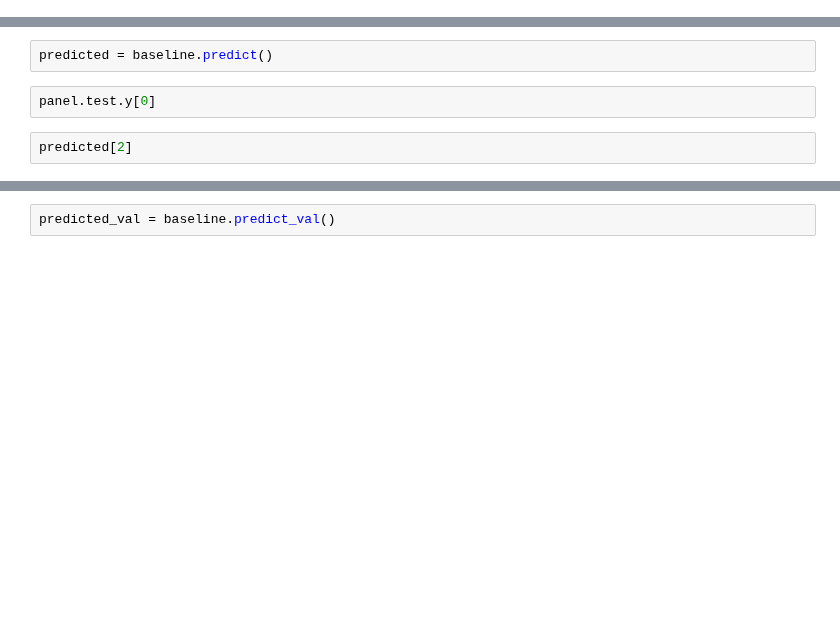
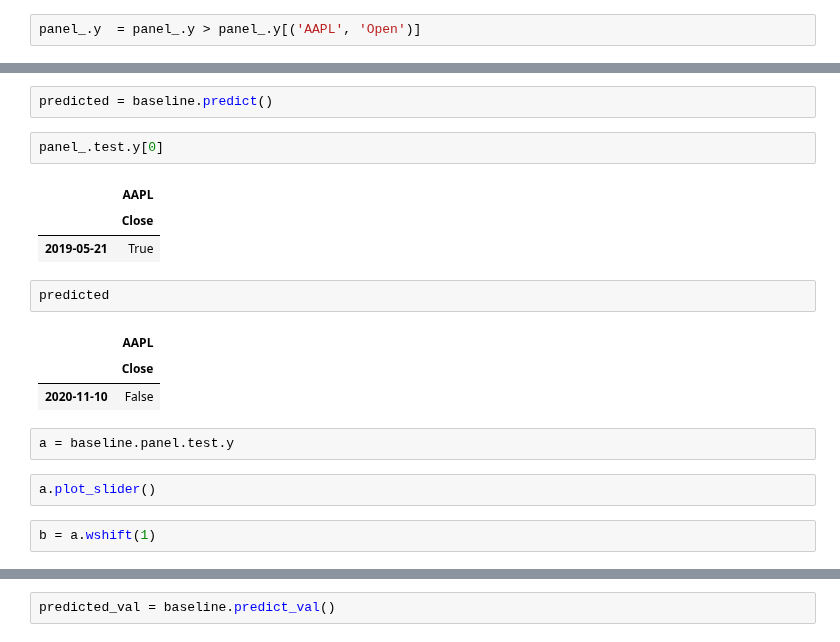
Before and after one commit to langflow-ai/wavy, a Jupyter notebook: notebooks/bovespa_analysis.ipynb, the cells around one changed output, grey strips where cells are left out. Drawn from its saved outputs; the diff is of its cells as text; blank space fills up the shorter version.

```diff
--- a/notebooks/bovespa_analysis.ipynb
+++ b/notebooks/bovespa_analysis.ipynb
@@ -36,0 +56,2 @@ block.wcount()
+# %%
+panel_.y  = panel_.y > panel_.y[('AAPL', 'Open')]
@@ -228,6 +266,20 @@ baseline = nn.Baseline(panel, metrics=['SE', 'MSE', 'RMSE'])
 # %%
 predicted = baseline.predict()
 # %%
-panel.test.y[0]
+panel_.test.y[0]
+# %% [output]
+|  | AAPL |
+|  | Close |
+| 2019-05-21 | True |
 # %%
-predicted[2]
+predicted
+# %% [output]
+|  | AAPL |
+|  | Close |
+| 2020-11-10 | False |
+# %%
+a = baseline.panel.test.y
+# %%
+a.plot_slider()
+# %%
+b = a.wshift(1)
```
Also changed, not shown: parts of 22 cells of this notebook, 3 other files.
